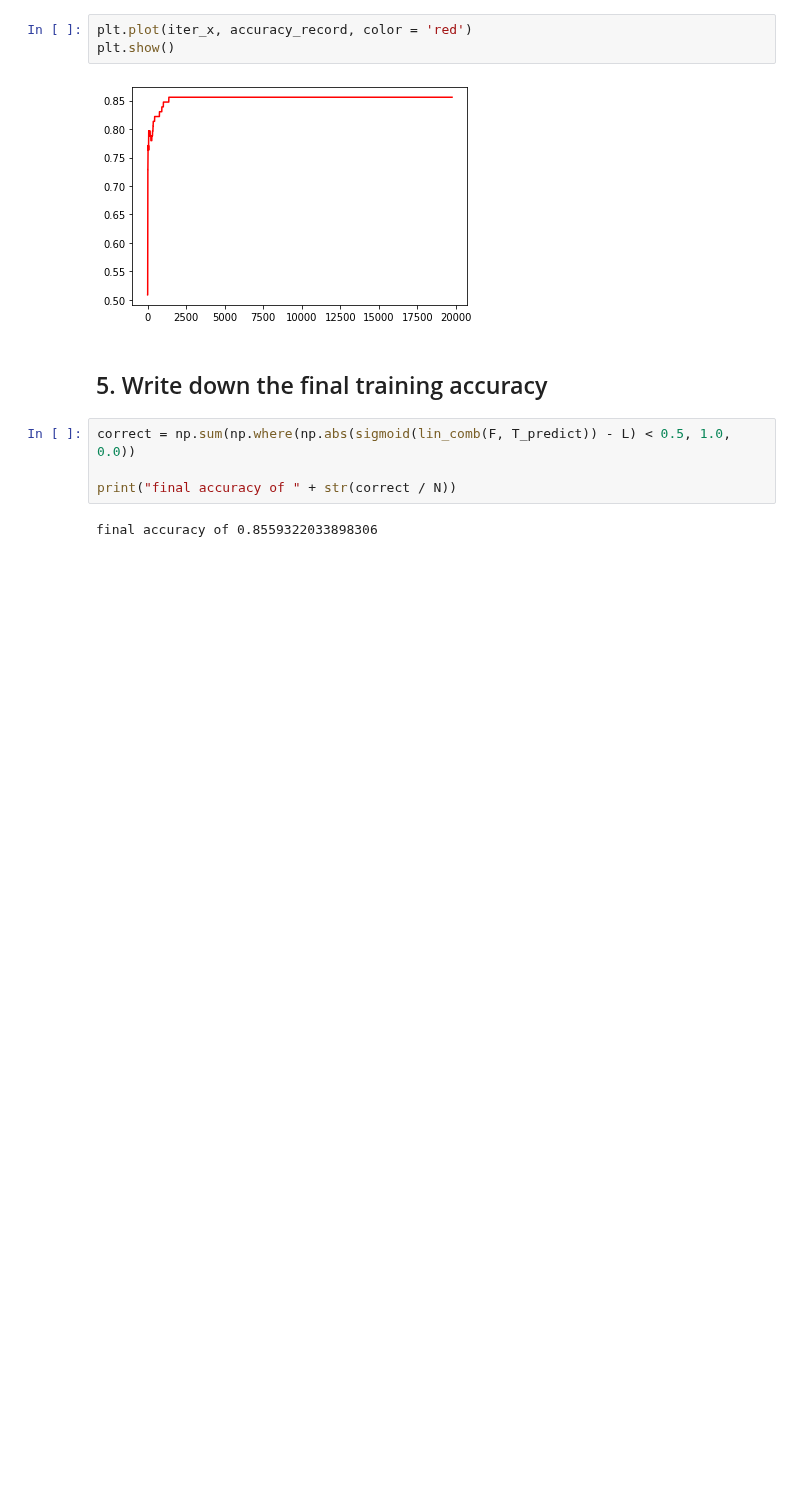
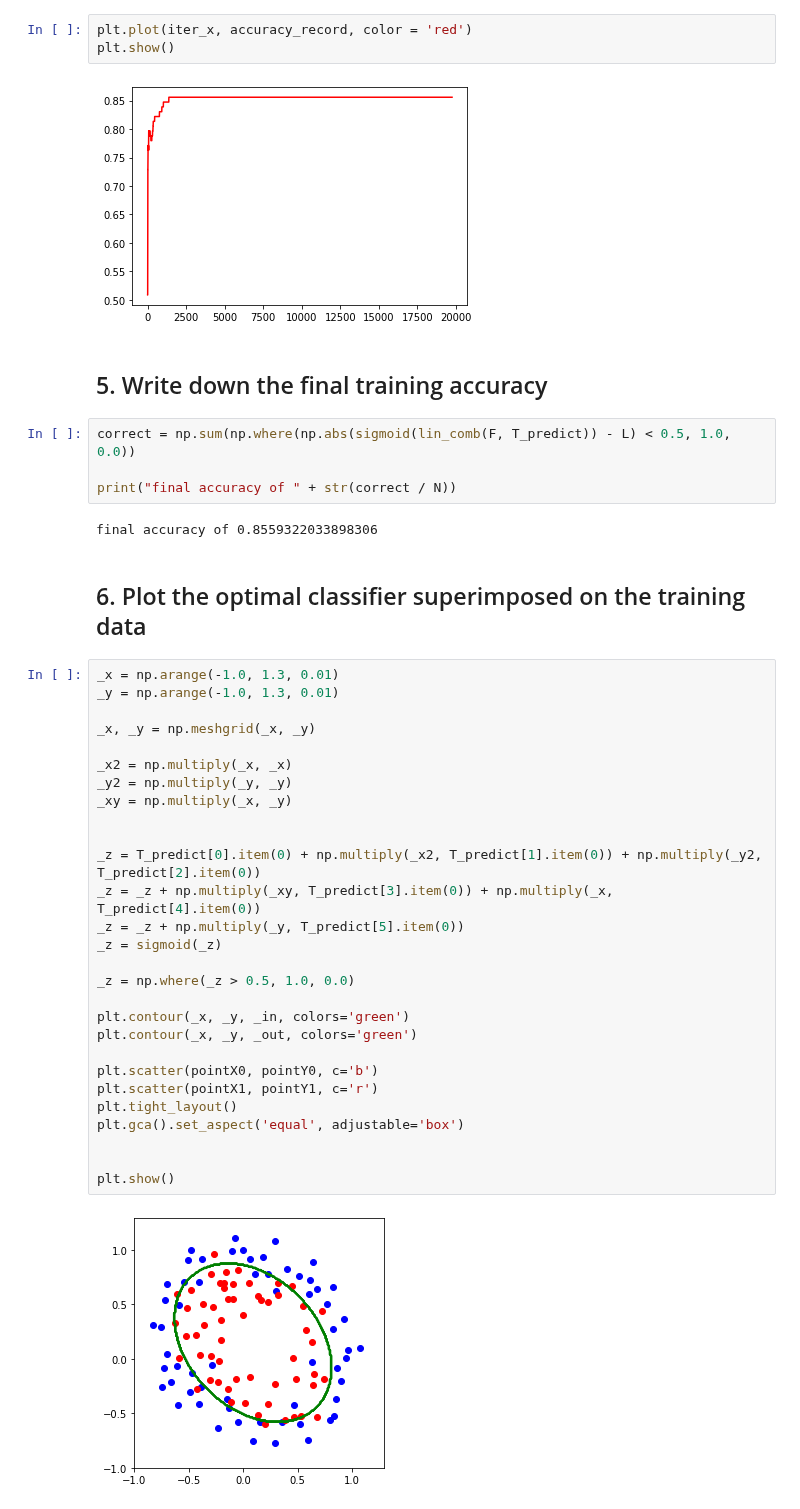
Before and after one commit to cielixer/CAU-MachineLearning2020-1st, a Jupyter notebook: Homework06/code.ipynb, the cells around one changed output. Saved outputs shown, nothing was run; the diff lists cells and outputs as text; blank space fills up the shorter version.

```diff
--- a/Homework06/code.ipynb
+++ b/Homework06/code.ipynb
@@ -219,3 +219,35 @@ correct = np.sum(np.where(np.abs(sigmoid(lin_comb(F, T_predict)) - L) < 0.5, 1.0
 print("final accuracy of " + str(correct / N))
 # %% [output]
 final accuracy of 0.8559322033898306
+# %% [markdown]
+## 6. Plot the optimal classifier superimposed on the training data
+# %%
+_x = np.arange(-1.0, 1.3, 0.01)
+_y = np.arange(-1.0, 1.3, 0.01)
+
+_x, _y = np.meshgrid(_x, _y)
+
+_x2 = np.multiply(_x, _x)
+_y2 = np.multiply(_y, _y)
+_xy = np.multiply(_x, _y)
+
+
+_z = T_predict[0].item(0) + np.multiply(_x2, T_predict[1].item(0)) + np.multiply(_y2, T_predict[2].item(0))
+_z = _z + np.multiply(_xy, T_predict[3].item(0)) + np.multiply(_x, T_predict[4].item(0))
+_z = _z + np.multiply(_y, T_predict[5].item(0))
+_z = sigmoid(_z)
+
+_z = np.where(_z > 0.5, 1.0, 0.0)
+
+plt.contour(_x, _y, _in, colors='green')
+plt.contour(_x, _y, _out, colors='green')
+
+plt.scatter(pointX0, pointY0, c='b')
+plt.scatter(pointX1, pointY1, c='r')
+plt.tight_layout()
+plt.gca().set_aspect('equal', adjustable='box')
+
+
+plt.show()
+# %% [output]
+[figure, added]
```
Also changed, not shown: 1 other file.
